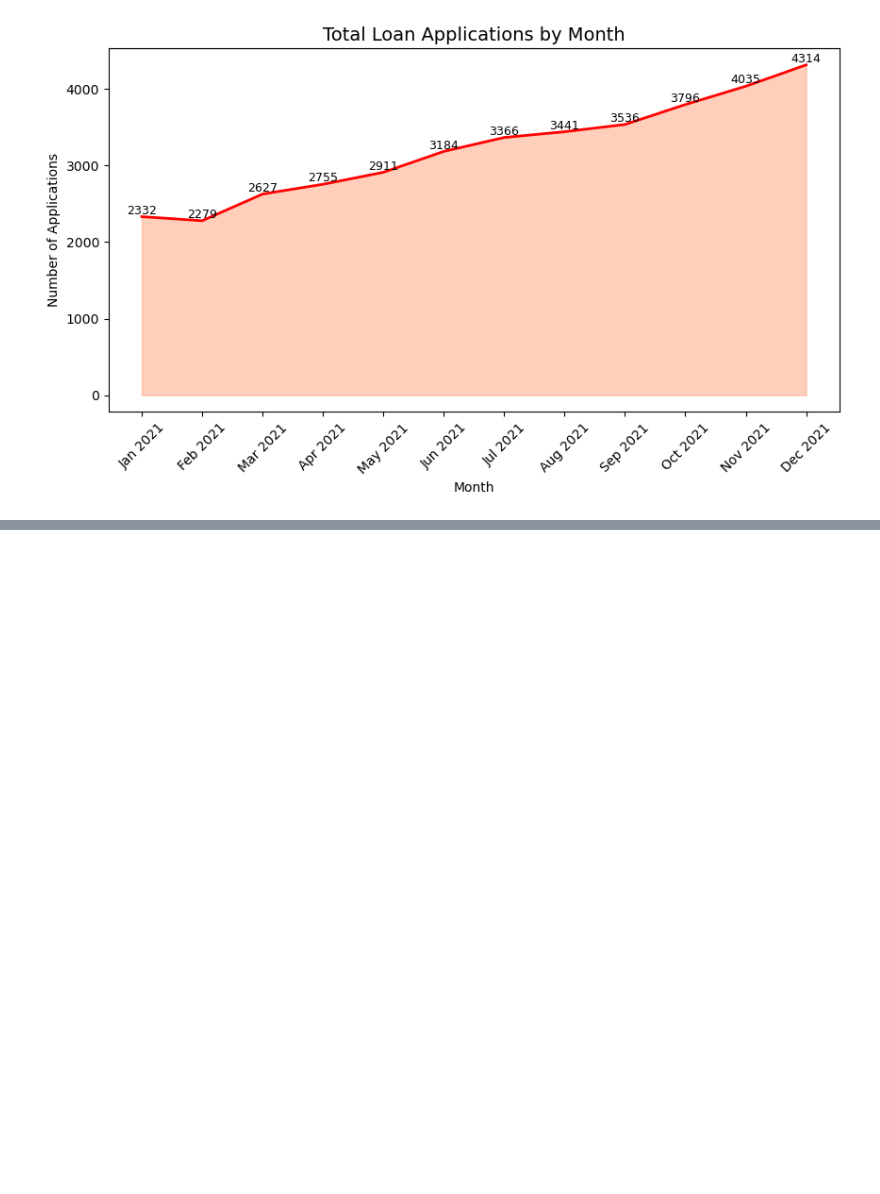
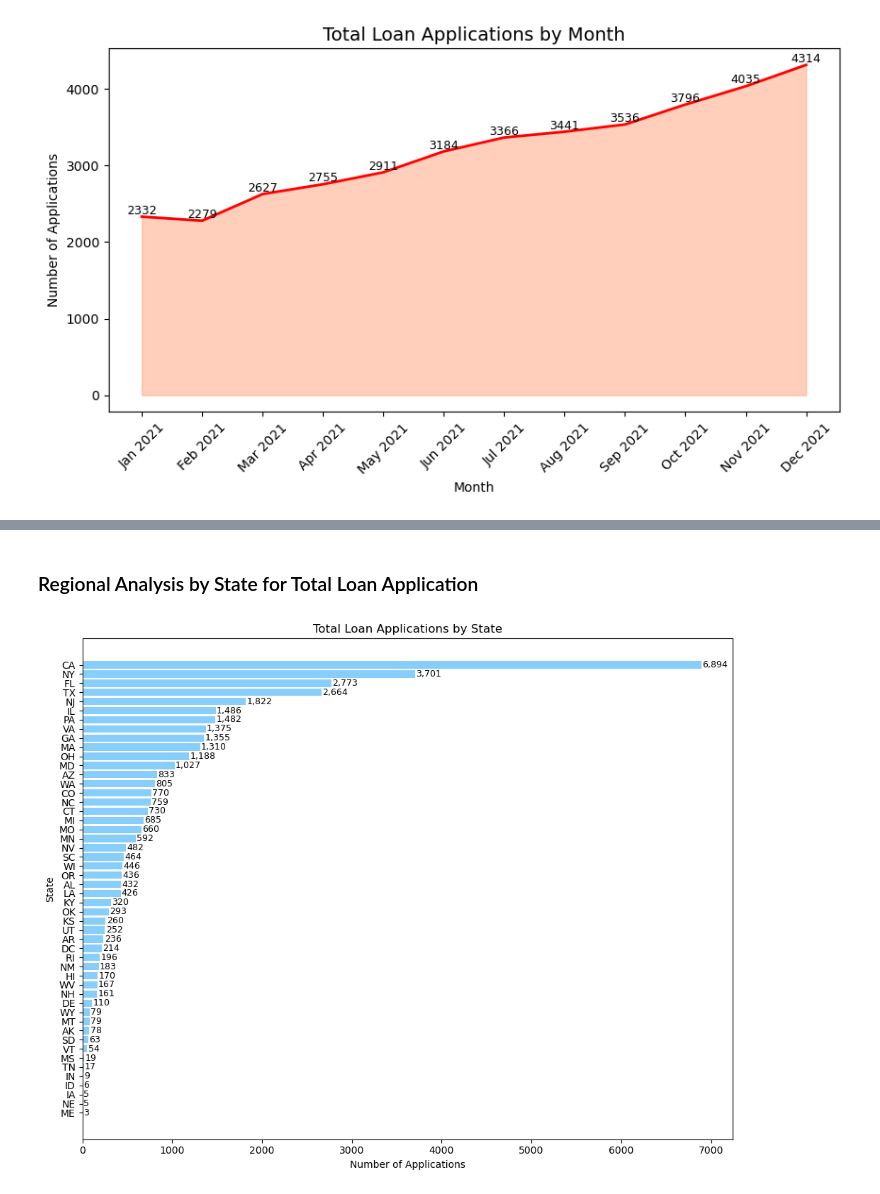
Before and after one commit to Akash2875/Bank_Loan_Analysis, a Jupyter notebook: Bank_Loan_Analysis_Project.ipynb, the cells around one changed output, grey strips where cells are left out. Cells and saved outputs as stored; diff of their text form; code cells hidden in the pictures; blank space fills up the shorter version.

```diff
--- a/Bank_Loan_Analysis_Project.ipynb
+++ b/Bank_Loan_Analysis_Project.ipynb
@@ -306,0 +349,20 @@ plt.grid
+# %% [markdown]
+### Regional Analysis by State for Total Loan Application
+# %%
+state_applications = df.groupby('address_state')['id'].count().sort_values(ascending=True)
+
+plt.figure(figsize=(10, 8))
+bars = plt.barh(state_applications.index, state_applications.values, color='lightskyblue')
+
+for bar in bars:
+    width = bar.get_width()
+    plt.text(width + 10, bar.get_y() + bar.get_height() / 2,
+             f'{width:,.0f}', va='center', fontsize=9)
+
+plt.title('Total Loan Applications by State')
+plt.xlabel('Number of Applications')
+plt.ylabel('State')
+plt.tight_layout()
+plt.show()
+# %% [output]
+[figure, added]
```
Also changed, not shown: parts of 4 cells of this notebook.
